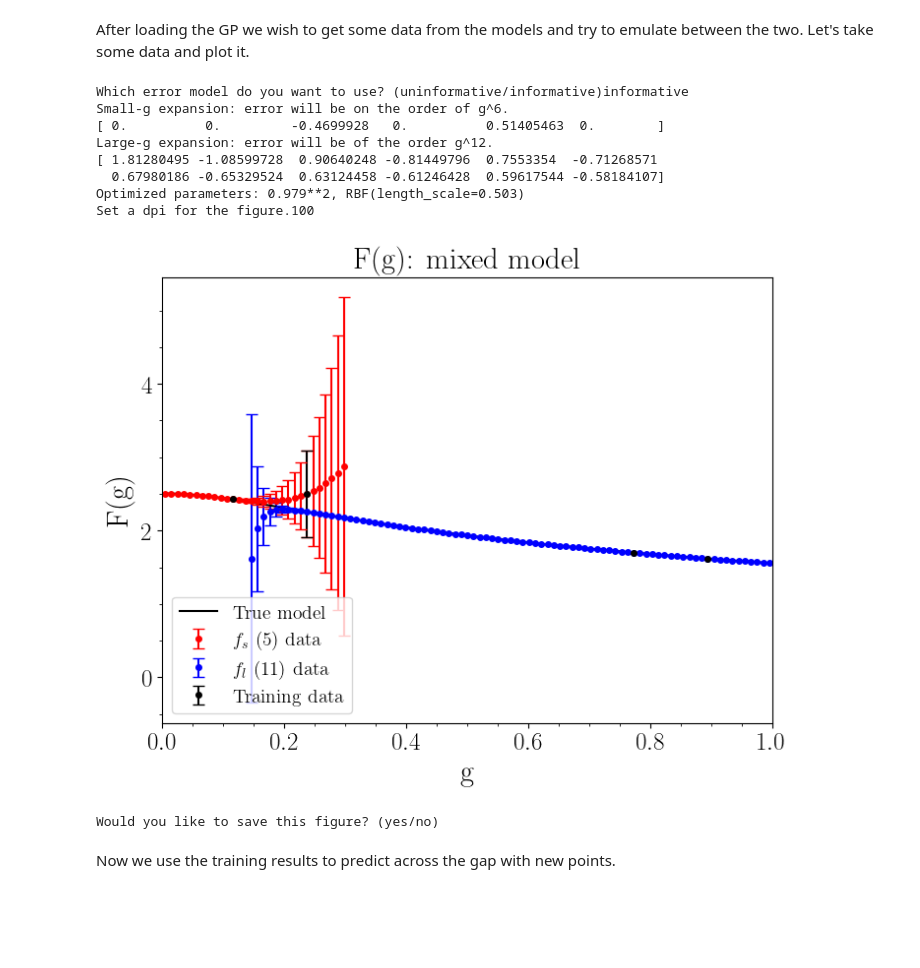
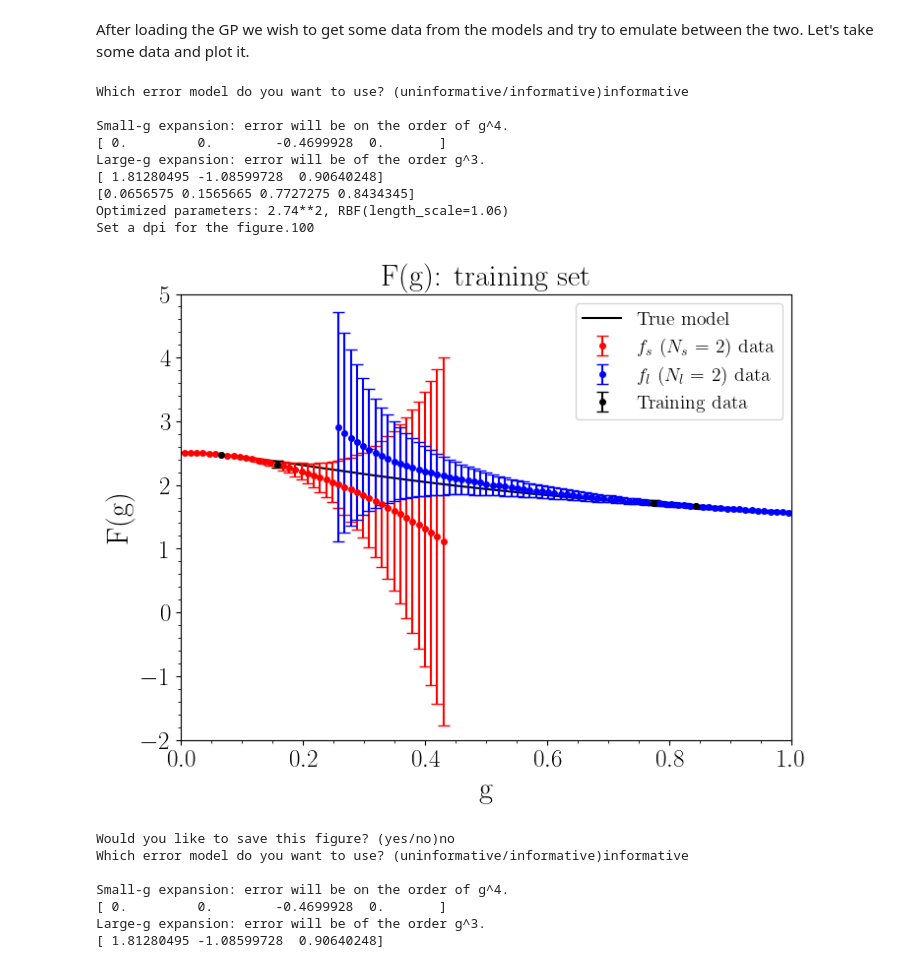
Before and after one commit to asemposki/SAMBA, a Jupyter notebook: model_mixing_gps.ipynb, the cells around one changed output. Cells and saved outputs as stored; diff of their text form; code cells hidden in the pictures; blank space fills up the shorter version.

```diff
--- a/model_mixing_gps.ipynb
+++ b/model_mixing_gps.ipynb
@@ -43,17 +43,23 @@ Initializing standard Constant * RBF kernel.
 # %% [markdown]
 After loading the GP we wish to get some data from the models and try to emulate between the two. Let's take some data and plot it.
-# %%
-trained = new.training(low, high, error=True)
-# %% [output]
-Which error model do you want to use? (uninformative/informative)informative
-Small-g expansion: error will be on the order of g^6.
-[ 0.          0.         -0.4699928   0.          0.51405463  0.        ]
-Large-g expansion: error will be of the order g^12.
-[ 1.81280495 -1.08599728  0.90640248 -0.81449796  0.7553354  -0.71268571
-  0.67980186 -0.65329524  0.63124458 -0.61246428  0.59617544 -0.58184107]
-Optimized parameters: 0.979**2, RBF(length_scale=0.503)
-Set a dpi for the figure.100
-[figure, removed]
-Would you like to save this figure? (yes/no)
-# %% [markdown]
-Now we use the training results to predict across the gap with new points.
+# %%
+trained = new.training(low, high, error=True)
+gs, datas, sigmas = new.training_set(low, high)
+# %% [output]
+Which error model do you want to use? (uninformative/informative)informative
+
+Small-g expansion: error will be on the order of g^4.
+[ 0.         0.        -0.4699928  0.       ]
+Large-g expansion: error will be of the order g^3.
+[ 1.81280495 -1.08599728  0.90640248]
+[0.0656575 0.1565665 0.7727275 0.8434345]
+Optimized parameters: 2.74**2, RBF(length_scale=1.06)
+Set a dpi for the figure.100
+[figure, added]
+Would you like to save this figure? (yes/no)no
+Which error model do you want to use? (uninformative/informative)informative
+
+Small-g expansion: error will be on the order of g^4.
+[ 0.         0.        -0.4699928  0.       ]
+Large-g expansion: error will be of the order g^3.
+[ 1.81280495 -1.08599728  0.90640248]
```
Also changed, not shown: parts of 18 cells of this notebook.
